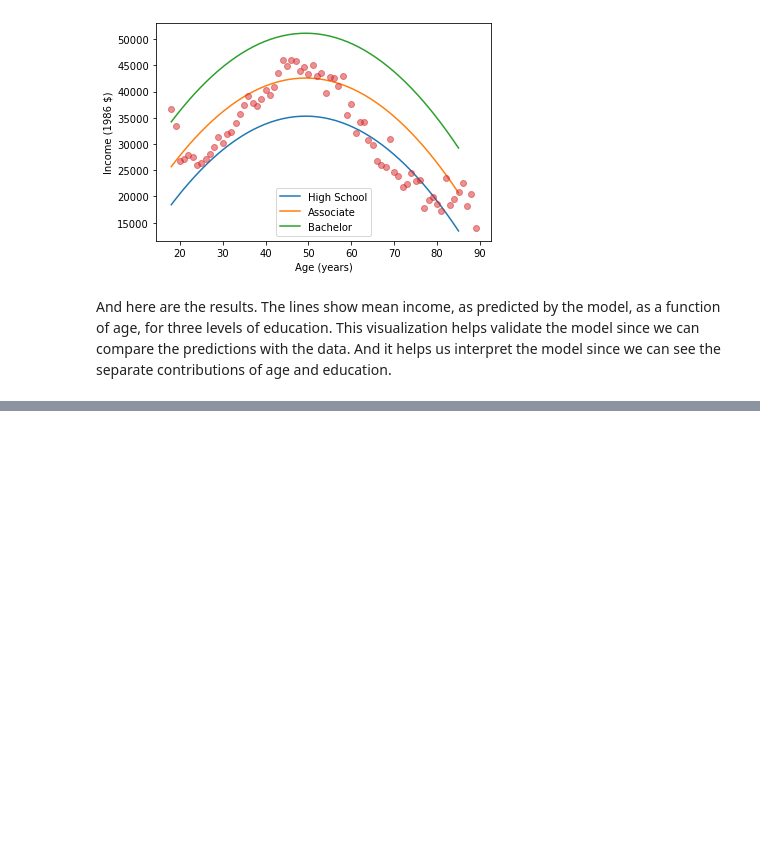
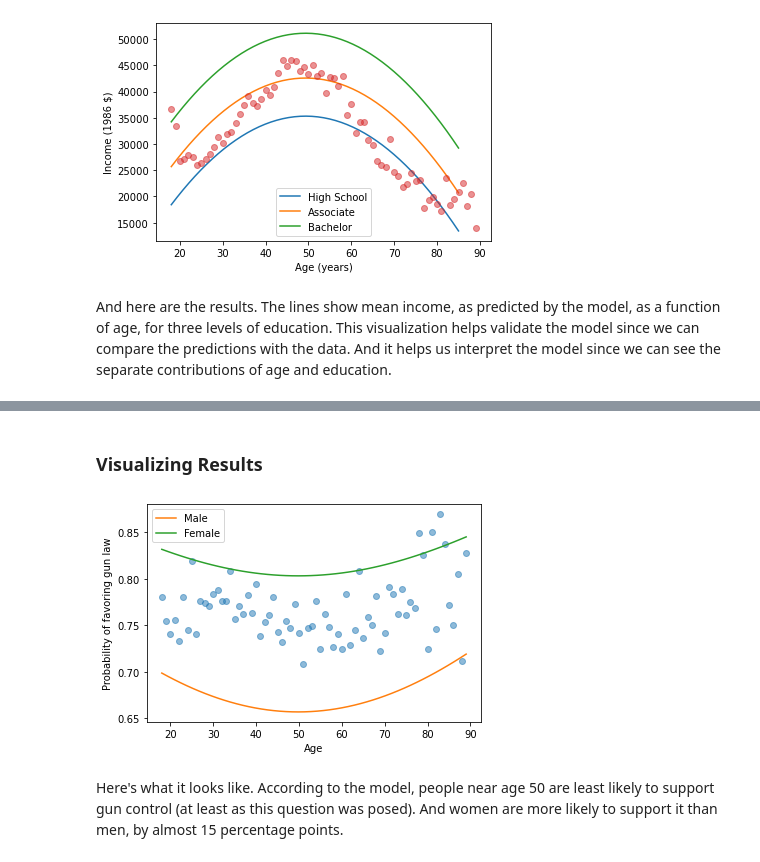
Before and after one commit to SketchQ/DataCamp_DataScience_Track, a Jupyter notebook: 16_Exploratory Data Analysis in Python/Chapter_4_Multivariate_Thinking.ipynb, the cells around one changed output, grey strips where cells are left out. Saved outputs shown, nothing was run; the diff lists cells and outputs as text; code cells hidden in the pictures; blank space fills up the shorter version.

Commit message:
Chapter Done

```diff
--- a/16_Exploratory Data Analysis in Python/Chapter_4_Multivariate_Thinking.ipynb
+++ b/16_Exploratory Data Analysis in Python/Chapter_4_Multivariate_Thinking.ipynb
@@ -340,0 +387,6 @@ And here are the results. The lines show mean income, as predicted by the model,
+# %%
+# Recode the 'gunlaw' so '0' means no
+gss['gunlaw'].replace([2], [0], inplace=True)
+
+# Check the code
+gss['gunlaw'].value_counts()
@@ -340,0 +401,5 @@ And here are the results. The lines show mean income, as predicted by the model,
+# %%
+formula = 'gunlaw ~ age + age2 + educ + educ2 + C(sex)'
+
+results=smf.logit(formula, data=gss).fit()
+results.params
@@ -340,0 +423,39 @@ And here are the results. The lines show mean income, as predicted by the model,
+# %%
+df = pd.DataFrame()
+df['age'] = np.linspace(18, 89)
+df['educ'] = 12
+
+df['age2'] = df['age']**2
+df['educ2'] = df['educ']**2
+
+# For Male
+df['sex'] = 1
+pred1 = results.predict(df)
+# For Female
+df['sex'] = 2
+pred2 = results.predict(df)
+# %% [markdown]
+### Visualizing Results
+# %%
+# As we done before we divide respondents into age groups
+grouped = gss.groupby('age')
+# Compute the mean in each group
+favor_by_age = grouped['gunlaw'].mean()
+# general plot data
+plt.plot(favor_by_age, 'o', alpha=0.5)
+
+# Plot for Males
+plt.plot(df['age'], pred1, label='Male')
+# Plot for Females
+plt.plot(df['age'], pred2, label='Female')
+
+# Label the Axes
+plt.xlabel('Age')
+plt.ylabel('Probability of favoring gun law')
+plt.legend()
+# Show plot
+plt.show()
+# %% [output]
+[figure, added]
+# %% [markdown]
+Here's what it looks like. According to the model, people near age 50 are least likely to support gun control (at least as this question was posed). And women are more likely to support it than men, by almost 15 percentage points.
```
Also changed, not shown: parts of 10 cells of this notebook.
